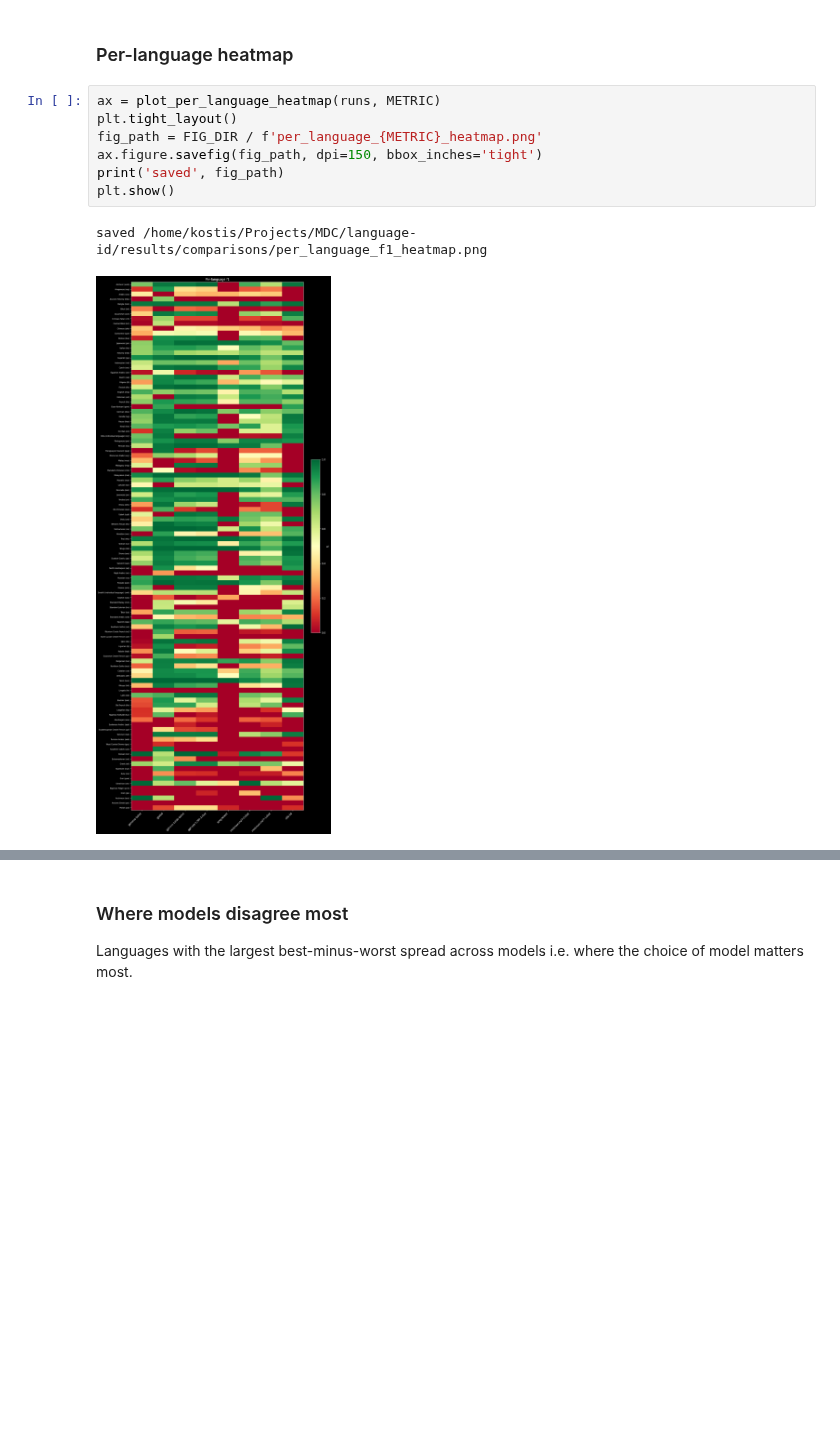
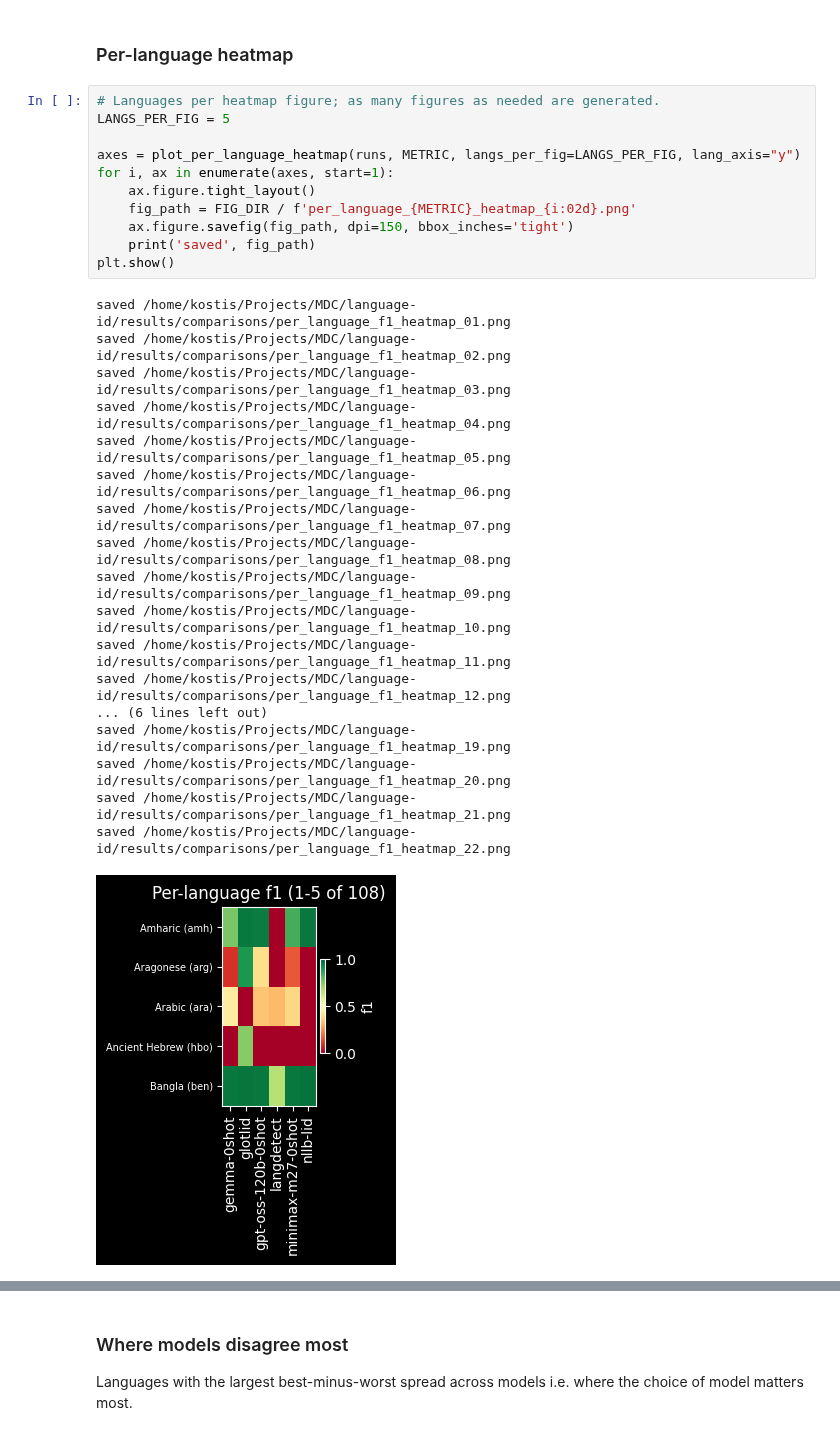
Before and after one commit to Mozilla-Data-Collective/language-id, a Jupyter notebook: src/language_id/notebooks/compare-saved-runs.ipynb, the cells around one changed output, grey strips where cells are left out. Cells and saved outputs as stored; diff of their text form; blank space fills up the shorter version.

Commit message:
Update heatmap figure function

```diff
--- a/src/language_id/notebooks/compare-saved-runs.ipynb
+++ b/src/language_id/notebooks/compare-saved-runs.ipynb
@@ -144,12 +142,32 @@ style_per_language(pivot_f1)
 # %% [markdown]
 ### Per-language heatmap
 # %%
-ax = plot_per_language_heatmap(runs, METRIC)
-plt.tight_layout()
-fig_path = FIG_DIR / f'per_language_{METRIC}_heatmap.png'
-ax.figure.savefig(fig_path, dpi=150, bbox_inches='tight')
-print('saved', fig_path)
+# Languages per heatmap figure; as many figures as needed are generated.
+LANGS_PER_FIG = 5
+
+axes = plot_per_language_heatmap(runs, METRIC, langs_per_fig=LANGS_PER_FIG, lang_axis="y")
+for i, ax in enumerate(axes, start=1):
+    ax.figure.tight_layout()
+    fig_path = FIG_DIR / f'per_language_{METRIC}_heatmap_{i:02d}.png'
+    ax.figure.savefig(fig_path, dpi=150, bbox_inches='tight')
+    print('saved', fig_path)
 plt.show()
 # %% [output]
-saved /home/kostis/Projects/MDC/language-id/results/comparisons/per_language_f1_heatmap.png
+saved /home/kostis/Projects/MDC/language-id/results/comparisons/per_language_f1_heatmap_01.png
+saved /home/kostis/Projects/MDC/language-id/results/comparisons/per_language_f1_heatmap_02.png
+saved /home/kostis/Projects/MDC/language-id/results/comparisons/per_language_f1_heatmap_03.png
+saved /home/kostis/Projects/MDC/language-id/results/comparisons/per_language_f1_heatmap_04.png
+saved /home/kostis/Projects/MDC/language-id/results/comparisons/per_language_f1_heatmap_05.png
+saved /home/kostis/Projects/MDC/language-id/results/comparisons/per_language_f1_heatmap_06.png
+saved /home/kostis/Projects/MDC/language-id/results/comparisons/per_language_f1_heatmap_07.png
+saved /home/kostis/Projects/MDC/language-id/results/comparisons/per_language_f1_heatmap_08.png
+saved /home/kostis/Projects/MDC/language-id/results/comparisons/per_language_f1_heatmap_09.png
+saved /home/kostis/Projects/MDC/language-id/results/comparisons/per_language_f1_heatmap_10.png
+saved /home/kostis/Projects/MDC/language-id/results/comparisons/per_language_f1_heatmap_11.png
+saved /home/kostis/Projects/MDC/language-id/results/comparisons/per_language_f1_heatmap_12.png
+... (6 lines left out)
+saved /home/kostis/Projects/MDC/language-id/results/comparisons/per_language_f1_heatmap_19.png
+saved /home/kostis/Projects/MDC/language-id/results/comparisons/per_language_f1_heatmap_20.png
+saved /home/kostis/Projects/MDC/language-id/results/comparisons/per_language_f1_heatmap_21.png
+saved /home/kostis/Projects/MDC/language-id/results/comparisons/per_language_f1_heatmap_22.png
-[figure, old version]
+[figure, new version]
```
Also changed, not shown: parts of 6 cells of this notebook, 1 other file.
